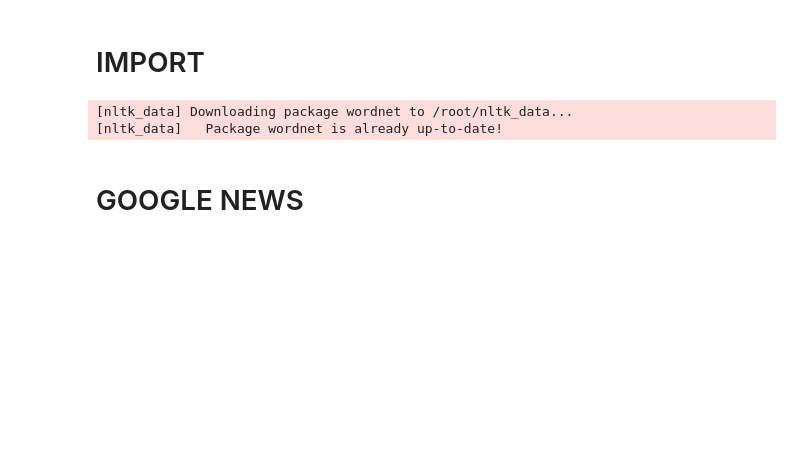
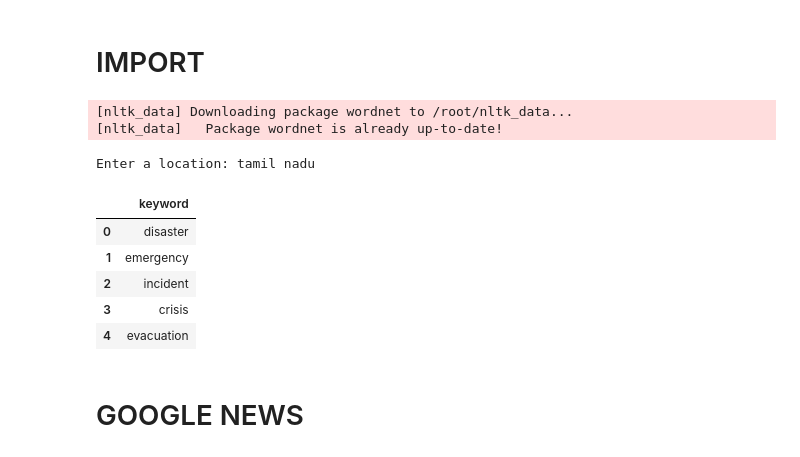
Before and after one commit to Jyndr/FIRSTP, a Jupyter notebook: FinalML.ipynb, the cells around one changed output. Cells and saved outputs as stored; diff of their text form; code cells hidden in the pictures; blank space fills up the shorter version.

```diff
--- a/FinalML.ipynb
+++ b/FinalML.ipynb
@@ -126,6 +148,46 @@ except LookupError:
 # %% [output]
 [nltk_data] Downloading package wordnet to /root/nltk_data...
 [nltk_data]   Package wordnet is already up-to-date!
+# %%
+# prompt: genrater diasaster keyboards for a particular location by taking input location
+
+import pandas as pd
+
+def generate_disaster_keywords(location):
+  """
+  Generates disaster-related keywords for a given location.
+
+  This is a placeholder function.  A real implementation would involve
+  more sophisticated methods, potentially using external data sources
+  or machine learning models.  For now it provides some basic examples.
+  """
+
+  keywords = []
+  if location.lower() == "california":
+      keywords = ["wildfire", "earthquake", "flood", "drought", "landslide"]
+  elif location.lower() == "florida":
+      keywords = ["hurricane", "flood", "storm surge", "tropical storm"]
+  elif location.lower() == "texas":
+      keywords = ["hurricane", "flood", "tornado", "heatwave"]
+  else:
+      keywords = ["disaster", "emergency", "incident", "crisis", "evacuation"] # Generic keywords
+
+  df = pd.DataFrame({'keyword': keywords})
+  return df
+
+
+# Example usage
+location = input("Enter a location: ")
+keyword_df = generate_disaster_keywords(location)
+keyword_df
+# %% [output]
+Enter a location: tamil nadu
+|  | keyword |
+| 0 | disaster |
+| 1 | emergency |
+| 2 | incident |
+| 3 | crisis |
+| 4 | evacuation |
 # %%
 DISASTER_KEYWORDS = [
     "disaster", "earthquake", "flood", "cyclone", "hurricane", "tsunami",
```
Also changed, not shown: parts of 22 cells of this notebook.
